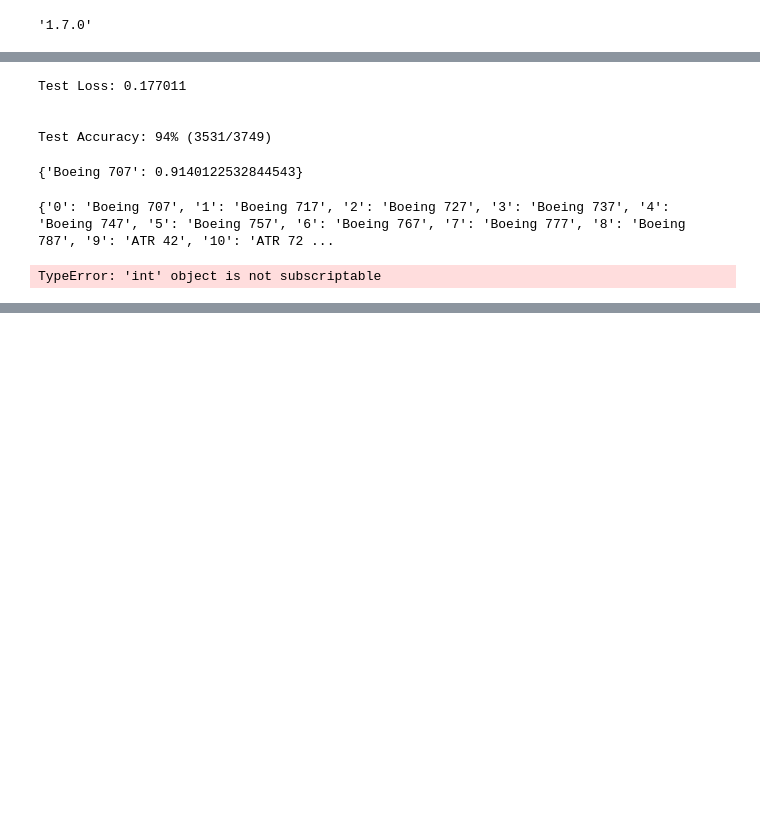
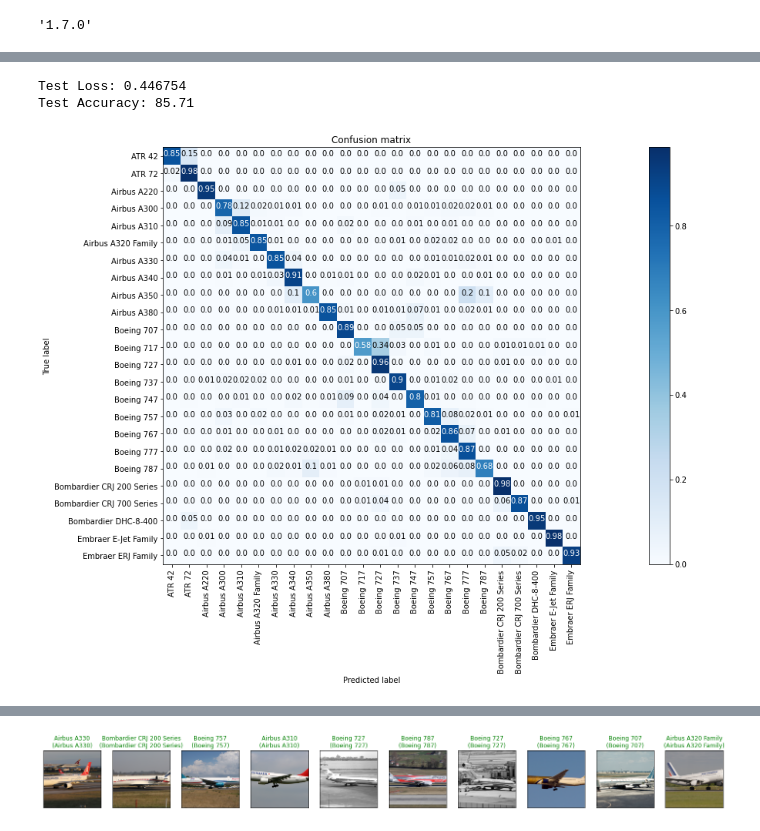
Before and after one commit to what-plane/what-plane-classifier, a Jupyter notebook: notebooks/densenet-functions.ipynb, the cells around one changed output, grey strips where cells are left out. Drawn from its saved outputs; the diff is of its cells as text; code cells hidden in the pictures; blank space fills up the shorter version.

```diff
--- a/notebooks/densenet-functions.ipynb
+++ b/notebooks/densenet-functions.ipynb
@@ -36,8 +37,9 @@ torch.__version__
 # %%
 data_dir = Path('../data/raw/airlinersnet/')
 models_dir = Path("../models/")
-batch_size = 16
+batch_size = 14
 n_epochs = 1
+model_tag = "airliners_net"
 device = torch.device("cuda") if torch.cuda.is_available() else torch.device("cpu")
 # %%
 class_names, datasets, dataloaders = load_data(data_dir, batch_size)
@@ -54,3 +56,5 @@ model = mh.initialize_model("densenet161", class_names, hidden_units=1104, dropo
 # %%
 criterion = nn.CrossEntropyLoss()
 optimizer = optim.SGD(model.parameters(), lr=0.001, momentum=0.9)
+# %%
+model, optimizer = mh.load_checkpoint(model, optimizer, models_dir / mh.gen_model_path(model, optimizer, model_tag))
@@ -57,2 +63,2 @@ optimizer = optim.SGD(model.parameters(), lr=0.001, momentum=0.9)
 # %%
-model, optimizer = train_model(model, optimizer, dataloaders, criterion, n_epochs, "airliners_net", models_dir)
+model, optimizer = train_model(model, optimizer, dataloaders, criterion, n_epochs, model_tag, models_dir)
@@ -59,7 +77,5 @@ model, optimizer = train_model(model, optimizer, dataloaders, criterion, n_epoch
 # %%
-test(dataloaders, model, criterion, True)
+test_loss, test_accuracy, predicted_classes, correct_classes = test(dataloaders, model, criterion)
 # %% [output]
-Test Loss: 0.177011
-
-
-Test Accuracy: 94% (3531/3749)
+Test Loss: 0.446754
+Test Accuracy: 85.71
@@ -73,9 +82,4 @@ test_img = list(test_path.glob("*/*.jpg"))
-# %%
-predict(test_img[20], model, cat_to_name)
-# %% [output]
-{'Boeing 707': 0.9140122532844543}
-# %%
-caption_image(test_img[20], model, cat_to_name, 5)
-# %% [output]
-{'0': 'Boeing 707', '1': 'Boeing 717', '2': 'Boeing 727', '3': 'Boeing 737', '4': 'Boeing 747', '5': 'Boeing 757', '6': 'Boeing 767', '7': 'Boeing 777', '8': 'Boeing 787', '9': 'ATR 42', '10': 'ATR 72 ...
-TypeError: 'int' object is not subscriptable
+# %%
+vh.plot_confusion_matrix(predicted_classes, correct_classes, model.class_names, title='Confusion matrix', normalize=True)
+# %% [output]
+[figure, added]
@@ -81,0 +87,4 @@ TypeError: 'int' object is not subscriptable
+# %%
+vh.visualize_results(dataloaders["test"], model)
+# %% [output]
+[figure, added]
```
Also changed, not shown: parts of 8 cells of this notebook, 5 other files.
